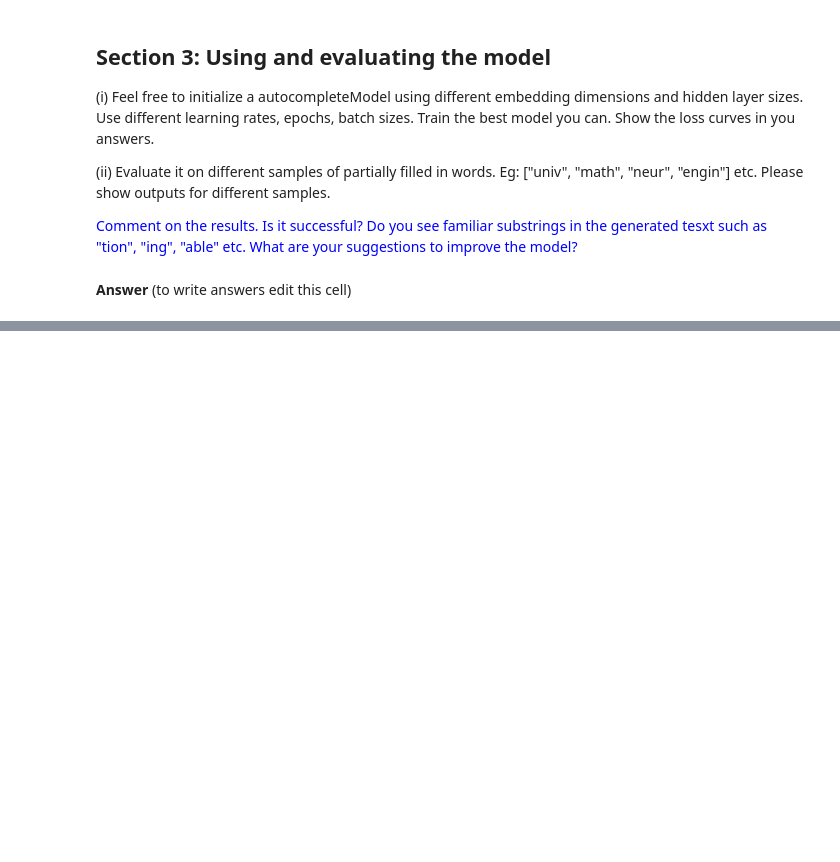
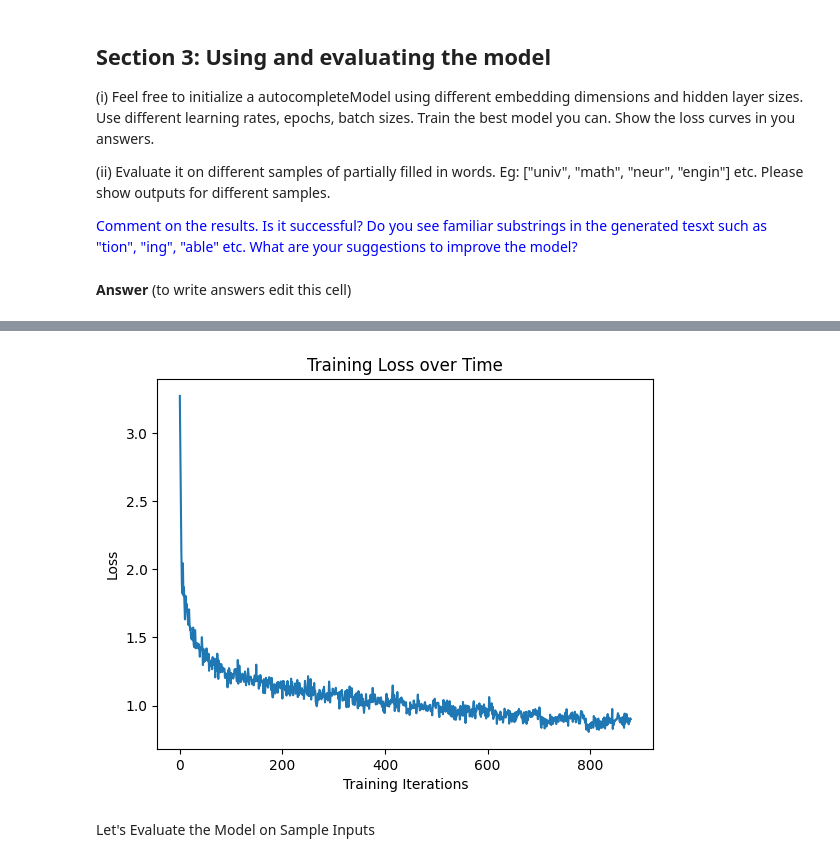
Before and after one commit to ThejanB/Recurrent-Neural-Networks, a Jupyter notebook: MA4144InClass3(RNN).ipynb, the cells around one changed output, grey strips where cells are left out. Saved outputs shown, nothing was run; the diff lists cells and outputs as text; code cells hidden in the pictures; blank space fills up the shorter version.

```diff
--- a/MA4144InClass3(RNN).ipynb
+++ b/MA4144InClass3(RNN).ipynb
@@ -45,4 +45,13 @@ To train our model it is convenient to have words/strings of equal length. We wi
 
 Store the processed WORD_SIZE lengthed strings in a list called vocab.
 # %%
-#TODO
+with open('wordlist.txt', 'r') as f:
+    words = f.read().splitlines()
+
+def pad_word(word):
+    return word + '_' * (WORD_SIZE - len(word))
+
+vocab = [pad_word(word.lower()) for word in words if 3 < len(word) <= WORD_SIZE]
+
+print(len(vocab),"words are in vocab")
+print(vocab[:10])
@@ -198,3 +305,16 @@ class autocompleteModel(nn.Module):
 <font color='blue'>Comment on the results. Is it successful? Do you see familiar substrings in the generated tesxt such as "tion", "ing", "able" etc. What are your suggestions to improve the model?</font>
 # %% [markdown]
 **Answer** (to write answers edit this cell)
+# %%
+# Set the parameters
+ALPHABET_SIZE = 27    # 26 letters + underscore
+EMBED_DIM = 64        # Embedding dimension
+HIDDEN_SIZE = 128     # Hidden layer size
+NUM_LAYERS = 1        # Number of LSTM layers
+EPOCHS = 10           # Number of epochs for training
+BATCH_SIZE = 100      # Batch size for training
+# %%
+# Train the model
+model = autocompleteModel(ALPHABET_SIZE, EMBED_DIM, HIDDEN_SIZE, NUM_LAYERS)
+model.trainModel(vocab, epochs=EPOCHS, batch_size=BATCH_SIZE)
+# %% [output]
@@ -200,0 +331,3 @@ class autocompleteModel(nn.Module):
+[figure, added]
+# %% [markdown]
+Let's Evaluate the Model on Sample Inputs
```
Also changed, not shown: parts of 8 cells of this notebook, 4 other files.
